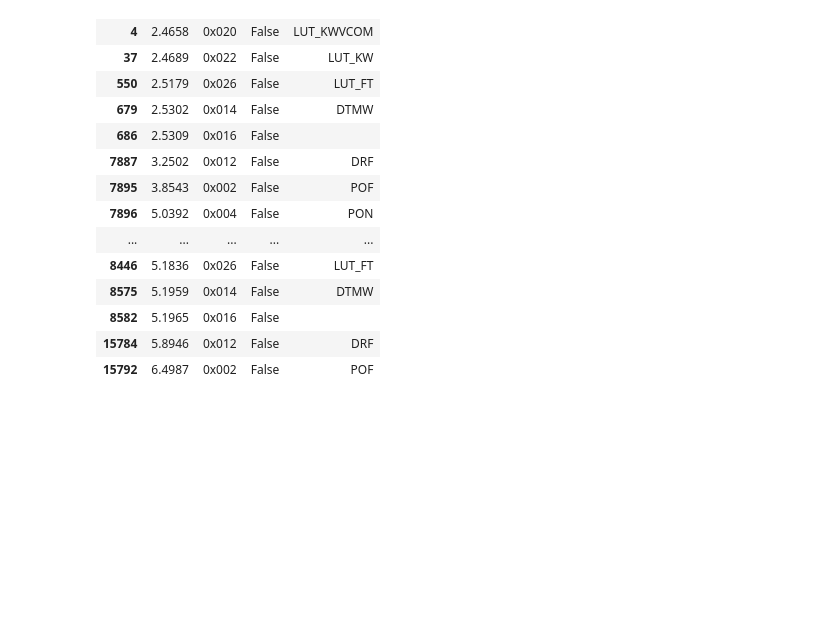
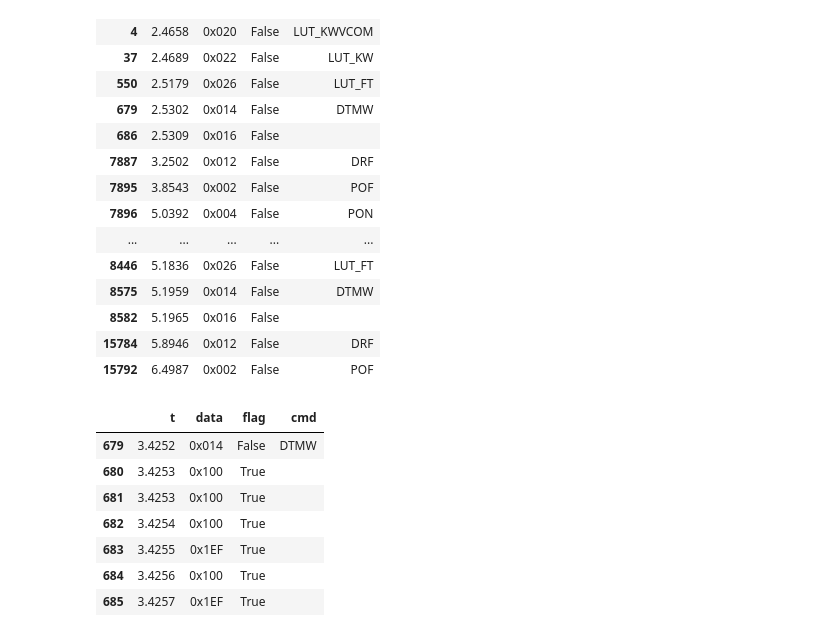
Before and after one commit to prashnts/betty-epd, a Jupyter notebook: notebooks/15-17--logic-analysis-spi.ipynb, the cells around one changed output. Cells and saved outputs as stored; diff of their text form; code cells hidden in the pictures; blank space fills up the shorter version.

```diff
--- a/notebooks/15-17--logic-analysis-spi.ipynb
+++ b/notebooks/15-17--logic-analysis-spi.ipynb
@@ -56,3 +58,28 @@ edf.query('flag==False')
 | 8582 | 5.1965 | 0x016 | False |  |
 | 15784 | 5.8946 | 0x012 | False | DRF |
 | 15792 | 6.4987 | 0x002 | False | POF |
+# %%
+# Let's analyse an image data and attempt to get the actual image.
+
+edf = (py_('../data/logic-analysis/slide-show.csv')
+  .thru(analyser.load_logic_analysis)
+  .thru(analyser.decode_dataframe)
+  .value())
+
+# Find all the commands
+edf.query('flag==False')
+
+# Note the row `DTMW` on index 679.
+# This is where data write starts.
+# Next few commands are gonna be used to set up parameters for displayed images.
+
+edf[679:686]
+# %% [output]
+|  | t | data | flag | cmd |
+| 679 | 3.4252 | 0x014 | False | DTMW |
+| 680 | 3.4253 | 0x100 | True |  |
+| 681 | 3.4253 | 0x100 | True |  |
+| 682 | 3.4254 | 0x100 | True |  |
+| 683 | 3.4255 | 0x1EF | True |  |
+| 684 | 3.4256 | 0x100 | True |  |
+| 685 | 3.4257 | 0x1EF | True |  |
```
Also changed, not shown: parts of 6 cells of this notebook, 1 other file.
